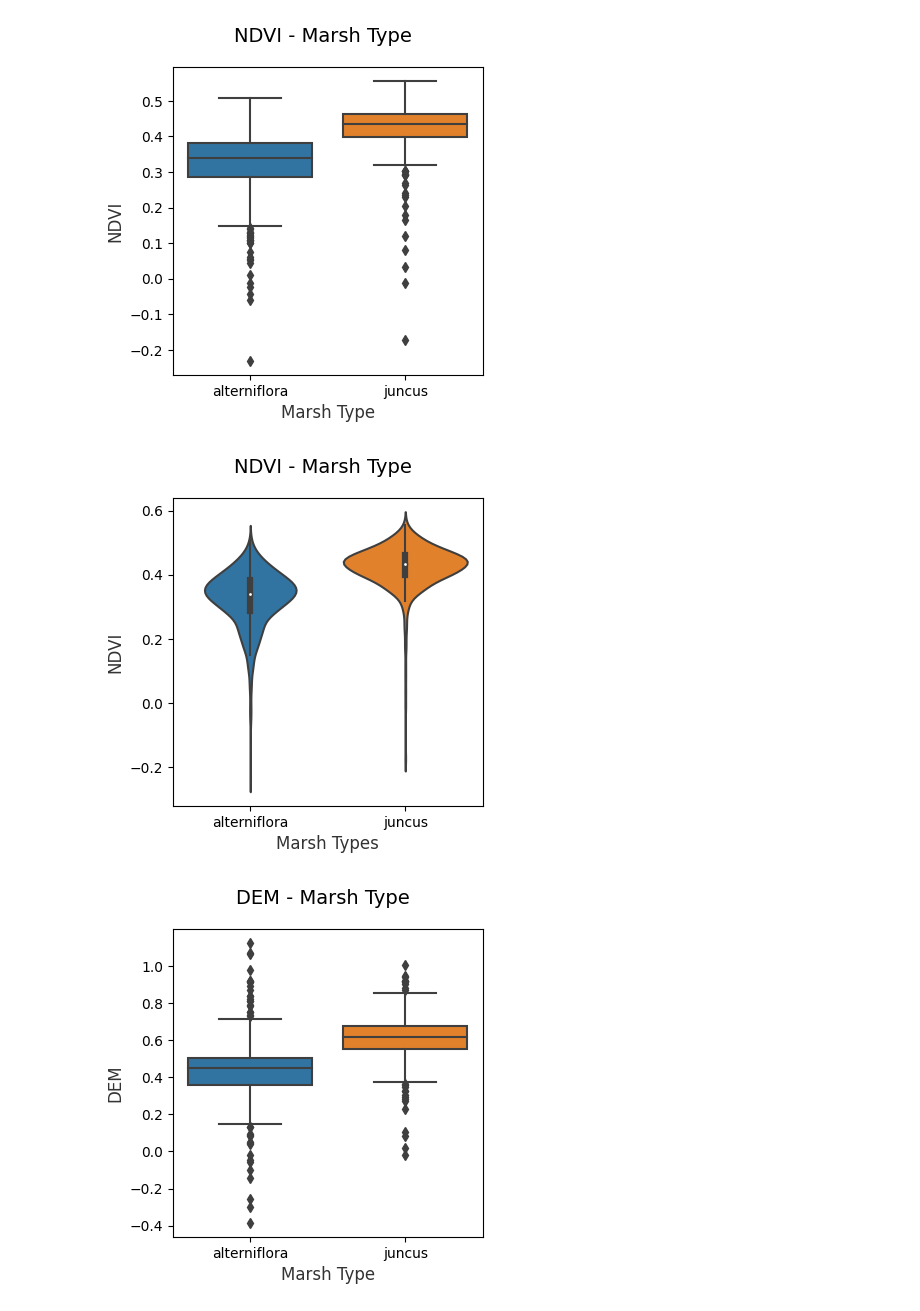
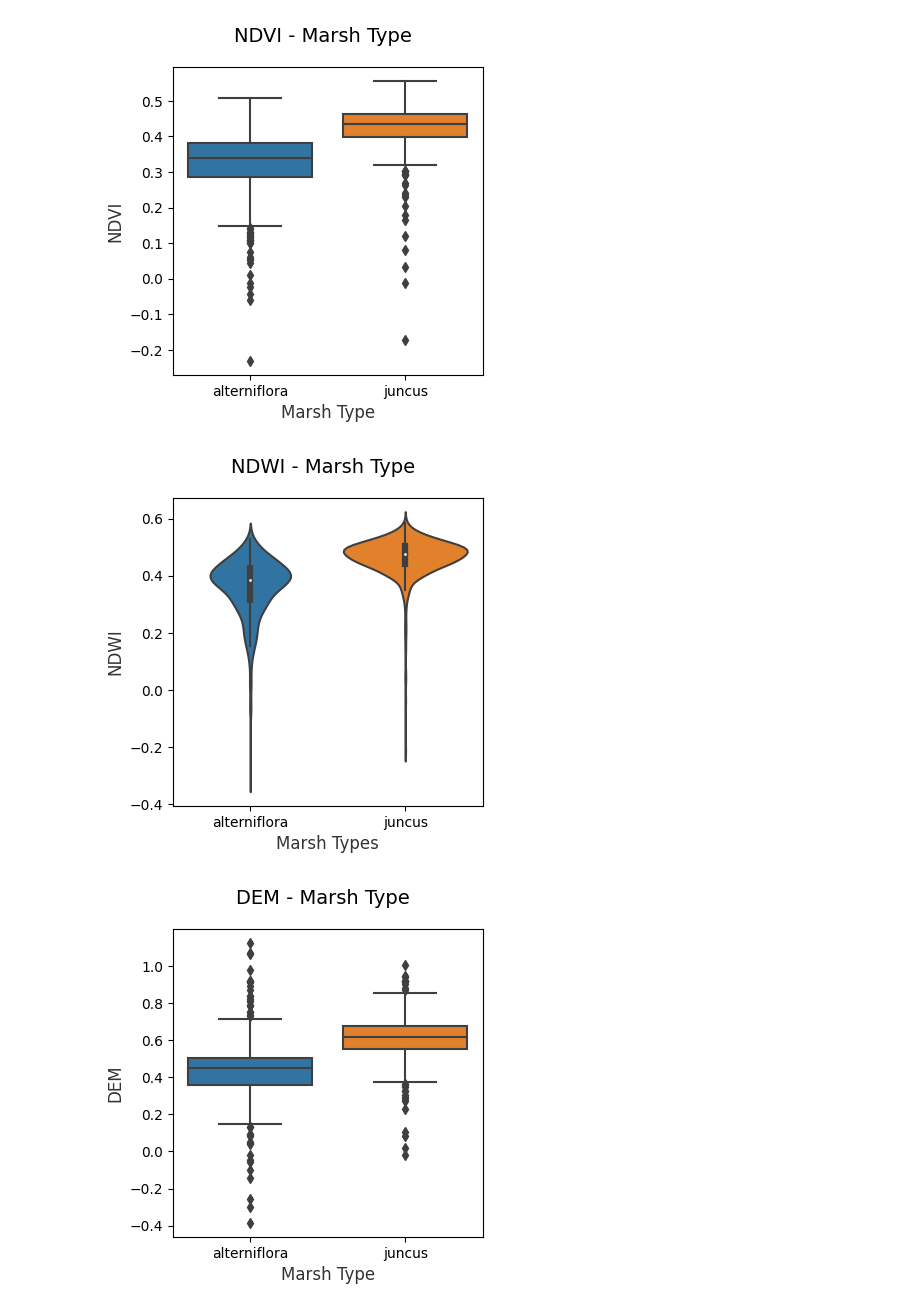
Before and after one commit to MirandaLv/MarshCommunity_EPA, a Jupyter notebook: scripts/descriptive_analysis.ipynb, the cells around one changed output. Drawn from its saved outputs; the diff is of its cells as text; code cells hidden in the pictures.

```diff
--- a/scripts/descriptive_analysis.ipynb
+++ b/scripts/descriptive_analysis.ipynb
@@ -203,9 +203,13 @@ plt.show()
 # get NDVI
 df['ndvi'] = gdf.apply(lambda x: (x['B8'] - x['B6']) / (x['B8'] + x['B6']), axis=1)
 
+# get NDWI: since the SWIR band is not available for PlanetScope data to create bare soil index, the NDWI is created
+# representing the moisture and water indicator for this analysis.
+df['ndwi'] = gdf.apply(lambda x: (x['B8'] - x['B4']) / (x['B8'] + x['B4']), axis=1)
+
 # data scale
 # Scaling attribute values to avoid few outiers
-cols = ['B1', 'B2', 'B3', 'B4', 'B5', 'B6', 'B7', 'B8', 'ndvi']
+cols = ['B1', 'B2', 'B3', 'B4', 'B5', 'B6', 'B7', 'B8', 'ndvi', 'ndwi']
 subset_df = df[cols]
 
 ss = StandardScaler()
@@ -234,18 +238,18 @@ plt.savefig('../figures/boxplot_ndvi.png')
 # %% [output]
 [figure]
 # %%
-# Violin Plots of NDVI
+# Violin Plots of NDWI
 
 f, (ax) = plt.subplots(1, 1, figsize=(4, 4))
-f.suptitle('NDVI - Marsh Type', fontsize=14)
+f.suptitle('NDWI - Marsh Type', fontsize=14)
 
-sns.violinplot(x="type", y="ndvi", data=df,  ax=ax)
+sns.violinplot(x="type", y="ndwi", data=df,  ax=ax)
 ax.set_xlabel("Marsh Types",size = 12,alpha=0.8)
-ax.set_ylabel("NDVI",size = 12,alpha=0.8)
+ax.set_ylabel("NDWI",size = 12,alpha=0.8)
 
-plt.savefig('../figures/violin_ndvi.png')
+plt.savefig('../figures/violin_ndwi.png')
 # %% [output]
-[figure, old version]
+[figure, new version]
 # %%
 # DEM distribution of each category
 
```
Also changed, not shown: parts of 5 cells of this notebook, 16 other files.
